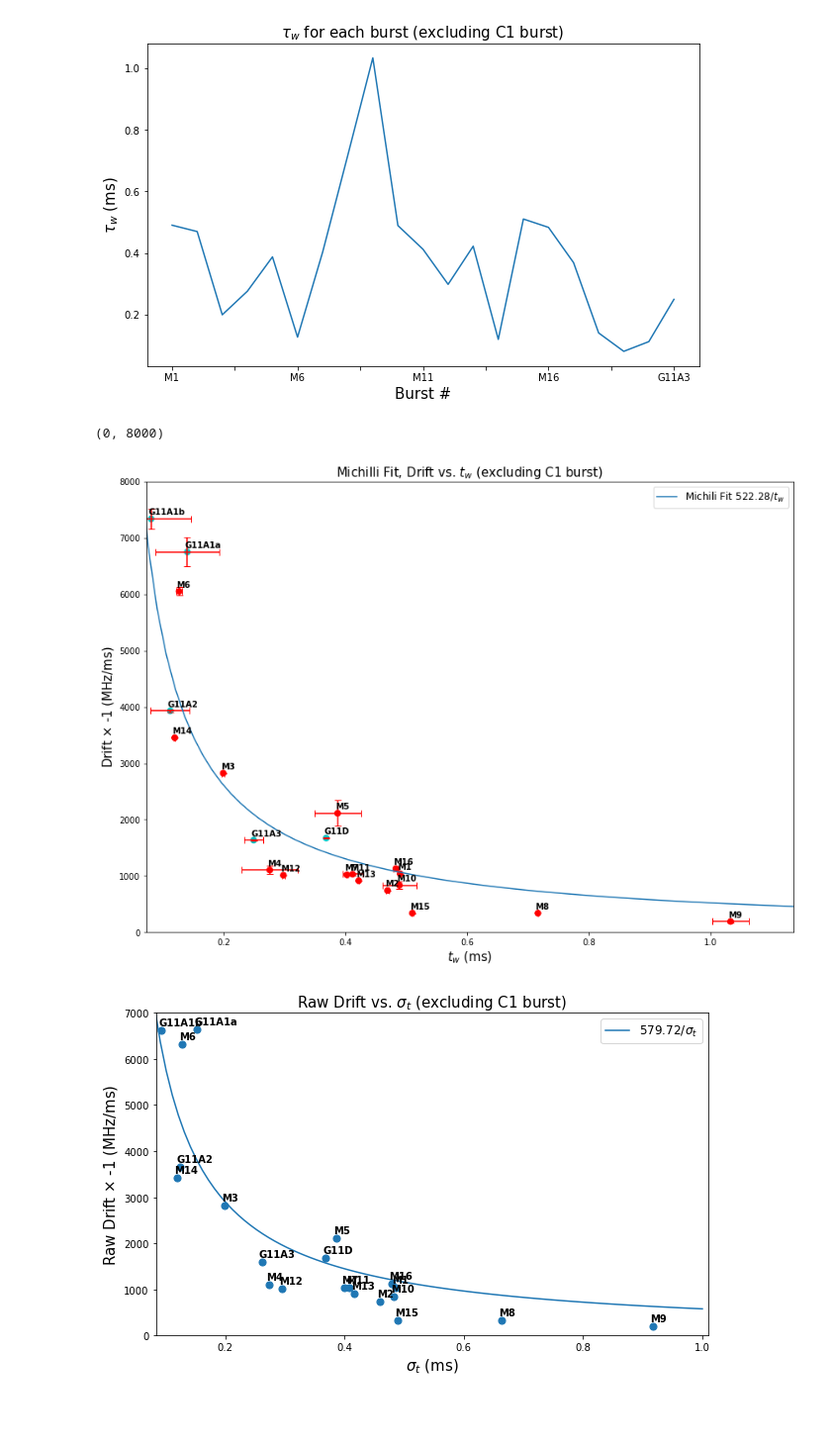
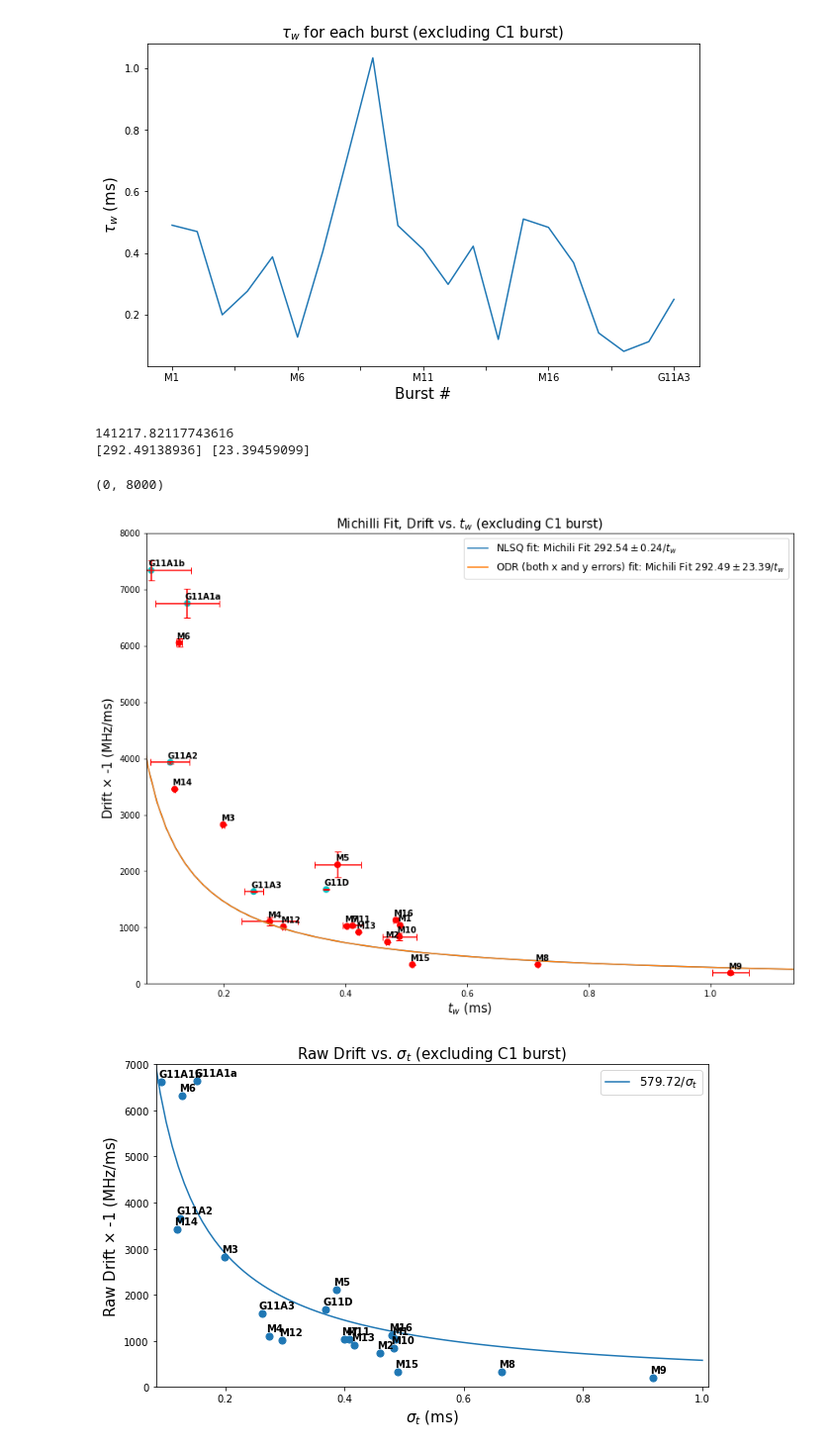
Before and after one commit to mef51/subdriftlaw, a Jupyter notebook: Tobs.ipynb, the cells around one changed output. Shown at 99% size. Drawn from its saved outputs; the diff is of its cells as text; code cells hidden in the pictures; blank space fills up the shorter version.

Commit message:
add ODR fit to use both x and y errors

```diff
--- a/Tobs.ipynb
+++ b/Tobs.ipynb
@@ -80,10 +81,16 @@ Text(0.5, 0, 'Burst #')
 def reciprocal(x, a):
 	return a/x
 
-def fitreciprocal(x, data):
-    guess = [1]
-    popt, pcov = scipy.optimize.curve_fit(reciprocal, x, data, p0=guess)
+def fitreciprocal(x, data, sigma=1):
+    guess = [522]
+    sigma = np.zeros(len(data.ravel())) + sigma
+    popt, pcov = scipy.optimize.curve_fit(reciprocal, x, data, p0=guess, sigma=sigma, absolute_sigma=True)
     return popt, pcov
+
+def reciprocal_odr(B, x):
+    return B[0]/x
+
+fit_model = scipy.odr.Model(reciprocal_odr)
 # %%
 michillibursts = selectbursts.head(16)
 gajjarbursts = selectbursts.tail(5)
@@ -92,26 +99,50 @@ selectbursts.at[selectbursts.index > 'M', 'color']= 'r'
 # %%
 # Gajjar test to michili fit
 mpl.rcParams["errorbar.capsize"] = 4
 ax = selectbursts.plot.scatter(x='tau_w_ms', y='drift_abs',
                                xerr=selectbursts['red_chisq']*selectbursts['tau_w_error'], yerr=selectbursts['red_chisq']*selectbursts['drift error (mhz/ms)'],
                                figsize=(14, 10), s=50, c='color', colorbar=False)
 for k, v in selectbursts.iterrows():
     ax.annotate(k, (v['tau_w_ms'], v['drift_abs']), xytext=(-3,5), textcoords='offset points', weight='bold')
 ax.set_xlim(0.9*min(selectbursts['tau_w_ms']), 1.1*max(selectbursts['tau_w_ms']))
 # ax.set_xlim(0.9*min(selectbursts['sigma_t']), 1.1*max(selectbursts['sigma_t']))
 ax.set_title('Michilli Fit, Drift vs. $t_w$ (excluding C1 burst)', size=fontsize)
 ax.set_xlabel('$t_w$ (ms)', size=fontsize)
 ax.set_ylabel('Drift $\\times$ -1 (MHz/ms)', size=fontsize)
 
-popt, pcov = fitreciprocal(michillibursts['tau_w_ms'], michillibursts['drift_abs'])
+# NLSQ fit
+# fit_sigma = michillibursts['red_chisq']*michillibursts['drift error (mhz/ms)']
+fit_sigma = (michillibursts['red_chisq']*michillibursts['drift error (mhz/ms)'])
+# popt, pcov = fitreciprocal(michillibursts['tau_w_ms'], michillibursts['drift_abs'], sigma=fit_sigma)
+popt, pcov = fitreciprocal(michillibursts['tau_w_ms'], michillibursts['drift_abs'], sigma=fit_sigma)
+perr = np.sqrt(np.diag(pcov))
+
+fit_residual = michillibursts['drift_abs'] - popt[0]/michillibursts['tau_w_ms']
+chisq = np.sum((fit_residual / fit_sigma) ** 2)
+red_chisq = chisq / (len(michillibursts['drift_abs']) - len(popt)) # this is chisq/(M-N)
+fit_error = perr*red_chisq
+print(chisq)
+
+# ODR fit
+fitdata = scipy.odr.RealData(michillibursts['tau_w_ms'], michillibursts['drift_abs'],
+                             sx=michillibursts['red_chisq']*michillibursts['tau_w_error'],
+                             sy=michillibursts['red_chisq']*michillibursts['drift error (mhz/ms)'])
+odrfitter = scipy.odr.ODR(fitdata, fit_model, beta0=[500])
+odrfitter.set_job(fit_type=0)
+odrfit = odrfitter.run()
+print(odrfit.beta, odrfit.sd_beta)
+
 x = np.linspace(0, 1.5, num=100)
-plt.plot(x, popt[0]/x, label='Michili Fit ${:.2f}$'.format(popt[0])+'/$t_w$')
+plt.plot(x, popt[0]/x, label='NLSQ fit: Michili Fit ${:.2f} \pm {:.2f}$'.format(popt[0], perr[0])+'/$t_w$')
+plt.plot(x, odrfit.beta[0]/x, label='ODR (both x and y errors) fit: Michili Fit ${:.2f} \pm {:.2f}$'.format(odrfit.beta[0], odrfit.sd_beta[0])+'/$t_w$')
 plt.legend(fontsize='large')
 ax.set_ylim(0, 8000)
 # plt.savefig('drift_vs_tw_michilli.png')
 # %% [output]
-(0, 8000)
+141217.82117743616
+[292.49138936] [23.39459099]
+(0, 8000)
-[figure, old version]
+[figure, new version]
 # %%
 # all fit
 ax = selectbursts.plot.scatter(x='sigma_t_ms', y='drift_abs', figsize=(10, 6), s=50)
```
Also changed, not shown: parts of 1 cell of this notebook.
